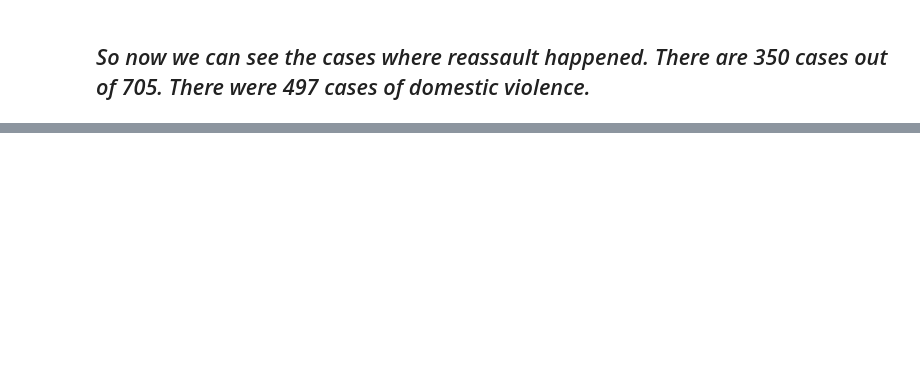
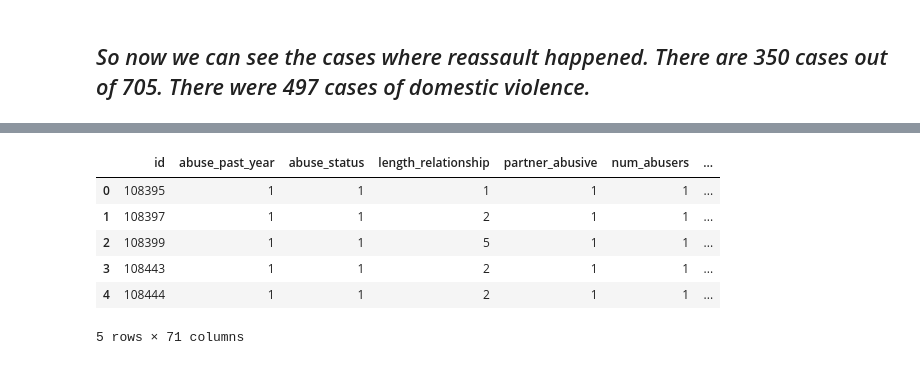
Before and after one commit to codeup-capstone-one/domestic-violence, a Jupyter notebook: msc_master_draft.ipynb, the cells around one changed output, grey strips where cells are left out. Drawn from its saved outputs; the diff is of its cells as text; code cells hidden in the pictures; blank space fills up the shorter version.

Commit message:
initial dfb merge post-jesse prepare work

```diff
--- a/msc_master_draft.ipynb
+++ b/msc_master_draft.ipynb
@@ -327,0 +373,38 @@ explore.make_bars(train_df, 'abuse_past_year', features)
+# %%
+six_cols = ['CASEID',
+            'M11HIGH',
+            'M35SAFE',
+            'M41ILLGL',
+            'M42DAGRR',
+            'M13TALKR',
+            'M32OTHER',
+            'M30ARRES',
+            'M31HOW',
+            'M38ORDER',
+           ]
+
+eleven_cols = ['CASEID',
+               'SEVERER',
+               'TOTINCR',
+               'THREATR',
+               'SLAPR',
+               'PUNCHR',
+               'BEATR',
+               'UWEAPON',
+               'FORCEDR',
+               'MISCARR',
+               'RESTRAIN',
+               'CHOKED',
+               'NDRUNK',
+               'RDRUNK',
+               'BOTHDRUN',
+               'NDRUGS',
+               'RDRUGS',
+               'BOTHDRUG',
+              ]
+# %%
+# drop dataframes down to desired features
+df6 = df6[six_cols]
+df11 = df11[eleven_cols]
+# %%
+dfb = df6.merge(right=df11, on='CASEID')
@@ -327,0 +455,2 @@ explore.make_bars(train_df, 'abuse_past_year', features)
+# %%
+df_so_very_large = dfa_abused.merge(right=dfb, on='id')
@@ -327,0 +477,10 @@ explore.make_bars(train_df, 'abuse_past_year', features)
+# %%
+df_so_very_large.head()
+# %% [output]
+|  | id | abuse_past_year | abuse_status | length_relationship | partner_abusive | num_abusers | ... |
+| 0 | 108395 | 1 | 1 | 1 | 1 | 1 | ... |
+| 1 | 108397 | 1 | 1 | 2 | 1 | 1 | ... |
+| 2 | 108399 | 1 | 1 | 5 | 1 | 1 | ... |
+| 3 | 108443 | 1 | 1 | 2 | 1 | 1 | ... |
+| 4 | 108444 | 1 | 1 | 2 | 1 | 1 | ... |
+5 rows × 71 columns
```
Also changed, not shown: parts of 26 cells of this notebook, 2 other files.
